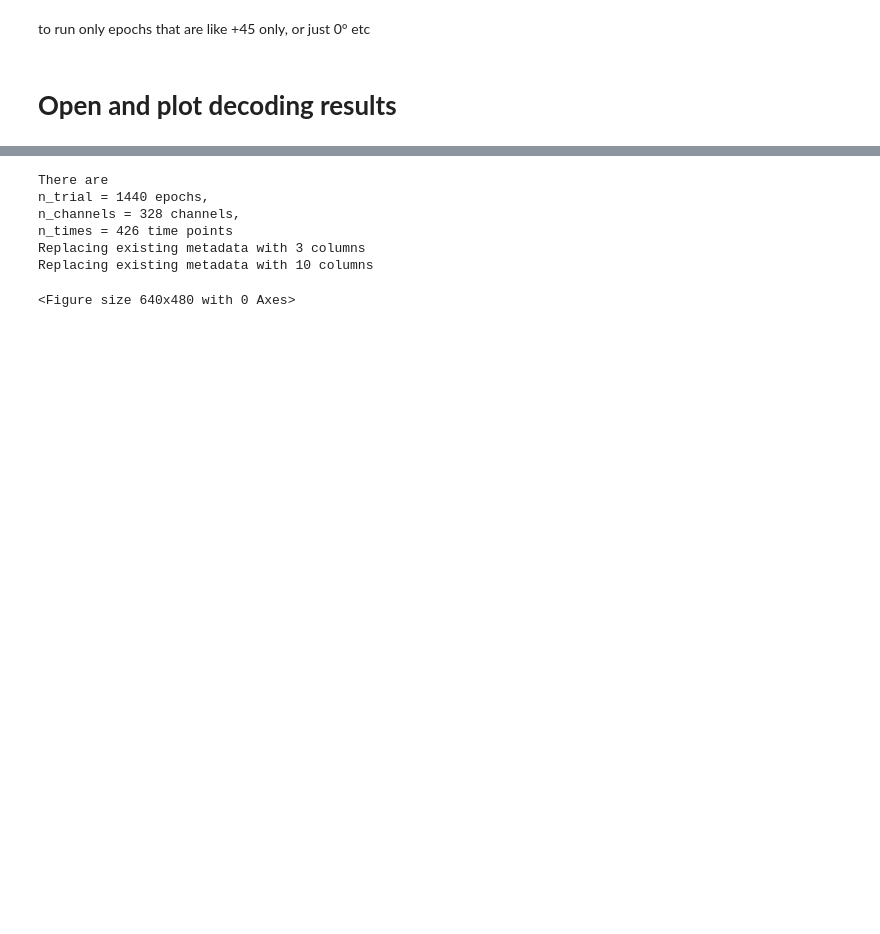
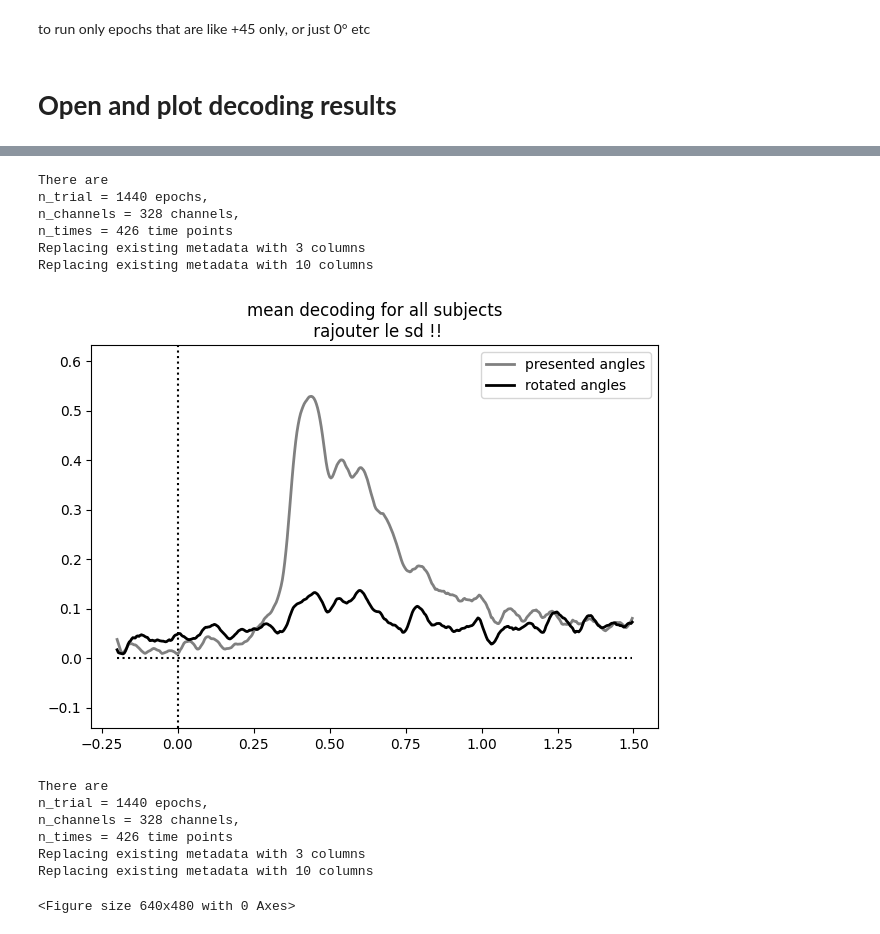
Before and after one commit to elodiehusson/Stage-M2, a Jupyter notebook: Decoding.ipynb, the cells around one changed output, grey strips where cells are left out. Drawn from its saved outputs; the diff is of its cells as text; code cells hidden in the pictures; blank space fills up the shorter version.

```diff
--- a/Decoding.ipynb
+++ b/Decoding.ipynb
@@ -449,3 +534,55 @@ plt.show()
+# %%
+### PLOT OF THE MEAN DECODING FOR ALL SUBJECTS
+
+
+alldatres =[]
+alldatrot = []
+
+plt.figure()
+epochs, metadata = load_epochs_metadata("07", device)
+times = get_timearray(SW, tmin, tmax, epochs)
+
+for i, sub in enumerate(SUBJS):
+    datCospres = open_decodingresults(derivative_root + f"decoding/sub-{sub}/" + f"presented_angles_Cos_{sub}.pkl", SW)
+    datSinpres = open_decodingresults(derivative_root + f"decoding/sub-{sub}/" + f"presented_angles_Sin_{sub}.pkl", SW)
+
+    datCosrot = open_decodingresults(derivative_root + f"decoding/sub-{sub}/" + f"expected_angles_Cos_{sub}.pkl", SW)
+    datSinrot = open_decodingresults(derivative_root + f"decoding/sub-{sub}/" + f"expected_angles_Sin_{sub}.pkl", SW)
+
+    datres = np.mean([datCospres,datSinpres],0)
+    alldatres.append(np.array(datres).flatten())
+
+    datrot = np.mean([datCosrot,datSinrot],0)
+    alldatrot.append(np.array(datrot).flatten())
+
+
+
+size = len(SUBJS)
+mean_presented_angles = np.mean(alldatres[:size], axis=0)
+mean_expected_angles = np.mean(alldatrot[:size], axis=0)
+
+
+border_max = max(np.array(datSinpres)[0,0,:])+0.1
+border_min = min(np.array(datCospres)[0,0,:])-0.05
+
+plt.plot([times[0],times[-1]],[0,0], 'k:')
+plt.plot([0,0],[border_min,border_max], 'k:')
+plt.plot(times, mean_presented_angles, 'grey', linewidth=2, label = "presented angles")
+plt.plot(times, mean_expected_angles, 'black', linewidth=2, label = "rotated angles")
+
+plt.title(f"mean decoding for all subjects\n rajouter le sd !!")
+plt.tight_layout()
+plt.legend()
+plt.ylim([border_min,border_max])
+plt.show()
+# %% [output]
+There are
+n_trial = 1440 epochs,
+n_channels = 328 channels,
+n_times = 426 time points
+Replacing existing metadata with 3 columns
+Replacing existing metadata with 10 columns
+[figure, added]
 # %%
 ### PLOT OF THE MEAN DECODING FOR ALL SUBJECTS
 
```
Also changed, not shown: parts of 13 cells of this notebook.
